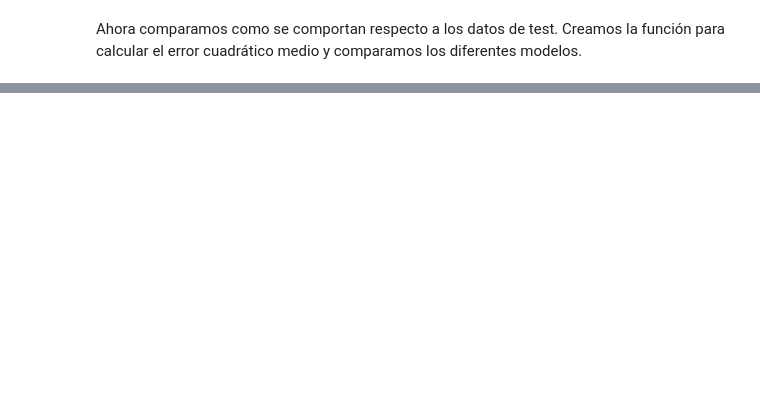
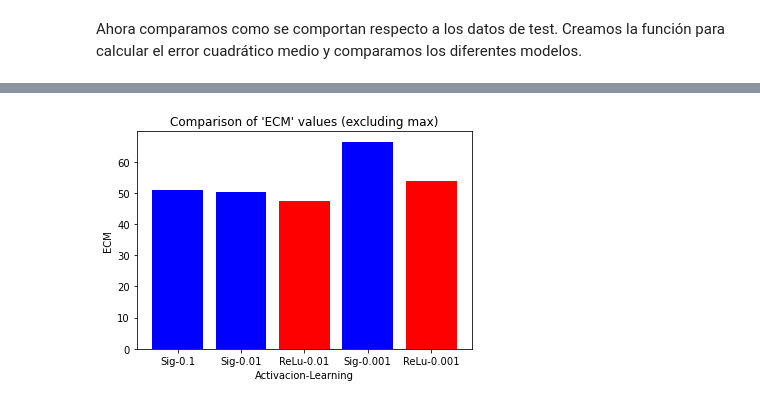
Before and after one commit to T1Pyscientist/tp2_metodos, a Jupyter notebook: NeuralNetwork.ipynb, the cells around one changed output, grey strips where cells are left out. Saved outputs shown, nothing was run; the diff lists cells and outputs as text; code cells hidden in the pictures; blank space fills up the shorter version.

```diff
--- a/NeuralNetwork.ipynb
+++ b/NeuralNetwork.ipynb
@@ -275,11 +288,11 @@ def ECM(nn, x_test, y_test):
         x_predict = nn.predict(x_test.to_numpy()[i])
         EC_acumulado += (x_predict - y_test.to_numpy()[i])**2
 
-    return EC_acumulado/len(x_test)
+    return (EC_acumulado/len(x_test)).flatten()[0]
 # %%
-mean_test = np.mean(x_test, axis=0)
-std_test = np.std(x_test, axis=0)
-normalized_data_test = (x_test - mean_test) / std_test
+mean_train = np.mean(x_train, axis=0)
+std_train = np.std(x_train, axis=0)
+normalized_data_test = (x_test - mean_train) / std_train
 # %%
 ecms = []
 i = 0
@@ -290,5 +303,6 @@ for learning_rate in [0.1, 0.01, 0.001]:
         ecms.append([ECM(nn_i, normalized_data_test, y_test), learning_rate, activacion])
         i += 1
 
-ecmsDF  = pd.DataFrame(data=[ecms], columns=["ECM", "Learning rate", "Activacion"])
+ecmsDF  = pd.DataFrame(data=ecms, columns=["ECM", "Learning rate", "Activacion"])
+ecmsDF
 # %% [output]
@@ -295,0 +316,22 @@ array([[65.95014034]])
+# %%
+max_value = ecmsDF["ECM"].max()
+df_filtered = ecmsDF[ecmsDF["ECM"] < max_value]
+
+colors = ["red" if val == 1 else "blue" for val in df_filtered["Activacion"]]
+x = []
+for i in range(5):
+    func_act = "Sig" if df_filtered['Activacion'].iloc[i] == 0 else "ReLu"
+    x.append(func_act + "-" + str(df_filtered['Learning rate'].iloc[i]))
+
+# Create the bar chart
+plt.bar(x, df_filtered["ECM"], color=colors)
+
+# Set chart title and axis labels
+plt.title("Comparison of 'ECM' values (excluding max)")
+plt.xlabel("Activacion-Learning")
+plt.ylabel("ECM")
+
+# Display the chart
+plt.show()
+# %% [output]
+[figure, added]
```
Also changed, not shown: parts of 8 cells of this notebook.
